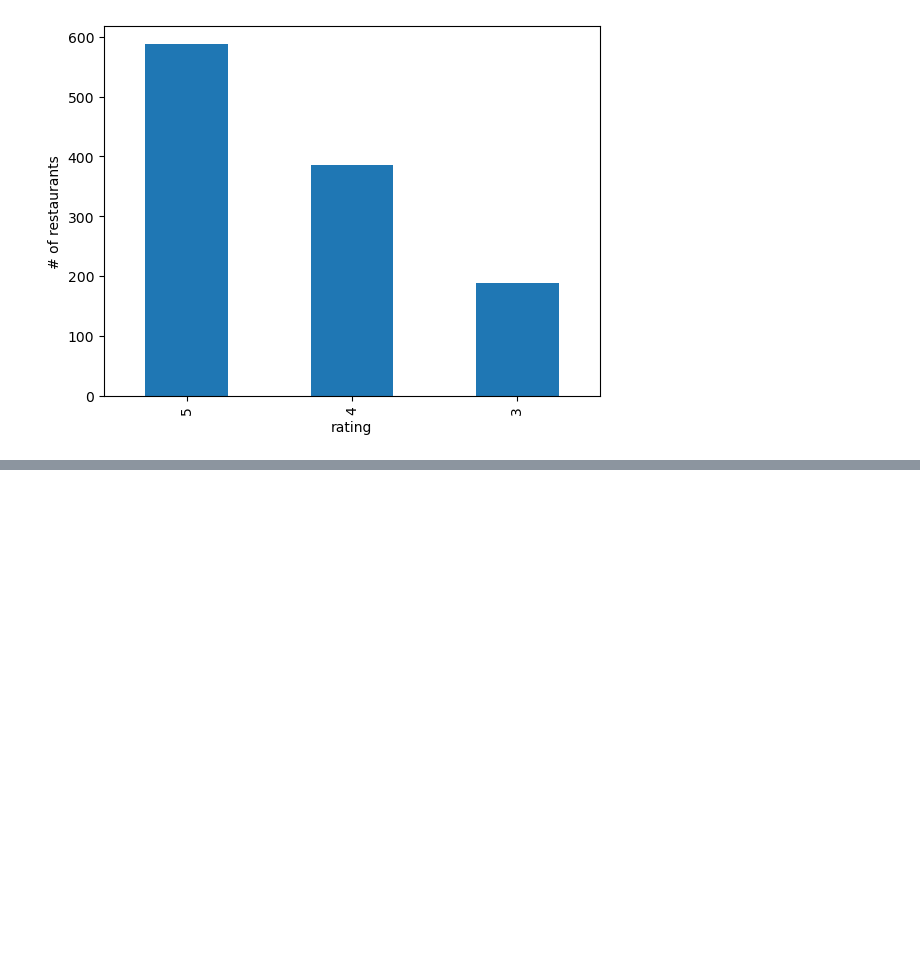
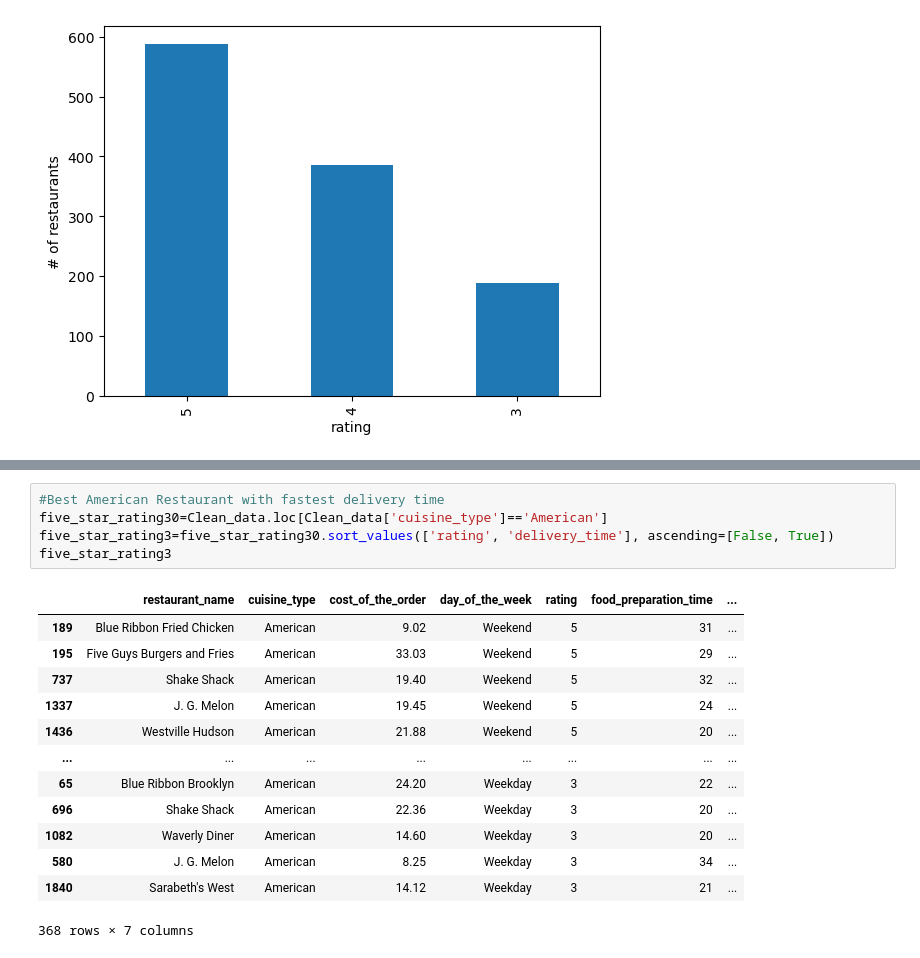
Before and after one commit to WanessaEdmond/GroupProjectFoodies, a Jupyter notebook: ny_foodies.ipynb, the cells around one changed output, grey strips where cells are left out. Saved outputs shown, nothing was run; the diff lists cells and outputs as text; blank space fills up the shorter version.

```diff
--- a/ny_foodies.ipynb
+++ b/ny_foodies.ipynb
@@ -241,0 +280,19 @@ plt.show()
+# %%
+#Best American Restaurant with fastest delivery time
+five_star_rating30=Clean_data.loc[Clean_data['cuisine_type']=='American']
+five_star_rating3=five_star_rating30.sort_values(['rating', 'delivery_time'], ascending=[False, True])
+five_star_rating3
+# %% [output]
+|  | restaurant_name | cuisine_type | cost_of_the_order | day_of_the_week | rating | food_preparation_time | ... |
+| 189 | Blue Ribbon Fried Chicken | American | 9.02 | Weekend | 5 | 31 | ... |
+| 195 | Five Guys Burgers and Fries | American | 33.03 | Weekend | 5 | 29 | ... |
+| 737 | Shake Shack | American | 19.40 | Weekend | 5 | 32 | ... |
+| 1337 | J. G. Melon | American | 19.45 | Weekend | 5 | 24 | ... |
+| 1436 | Westville Hudson | American | 21.88 | Weekend | 5 | 20 | ... |
+| ... | ... | ... | ... | ... | ... | ... | ... |
+| 65 | Blue Ribbon Brooklyn | American | 24.20 | Weekday | 3 | 22 | ... |
+| 696 | Shake Shack | American | 22.36 | Weekday | 3 | 20 | ... |
+| 1082 | Waverly Diner | American | 14.60 | Weekday | 3 | 20 | ... |
+| 580 | J. G. Melon | American | 8.25 | Weekday | 3 | 34 | ... |
+| 1840 | Sarabeth's West | American | 14.12 | Weekday | 3 | 21 | ... |
+368 rows × 7 columns
```
Also changed, not shown: parts of 2 cells of this notebook.
